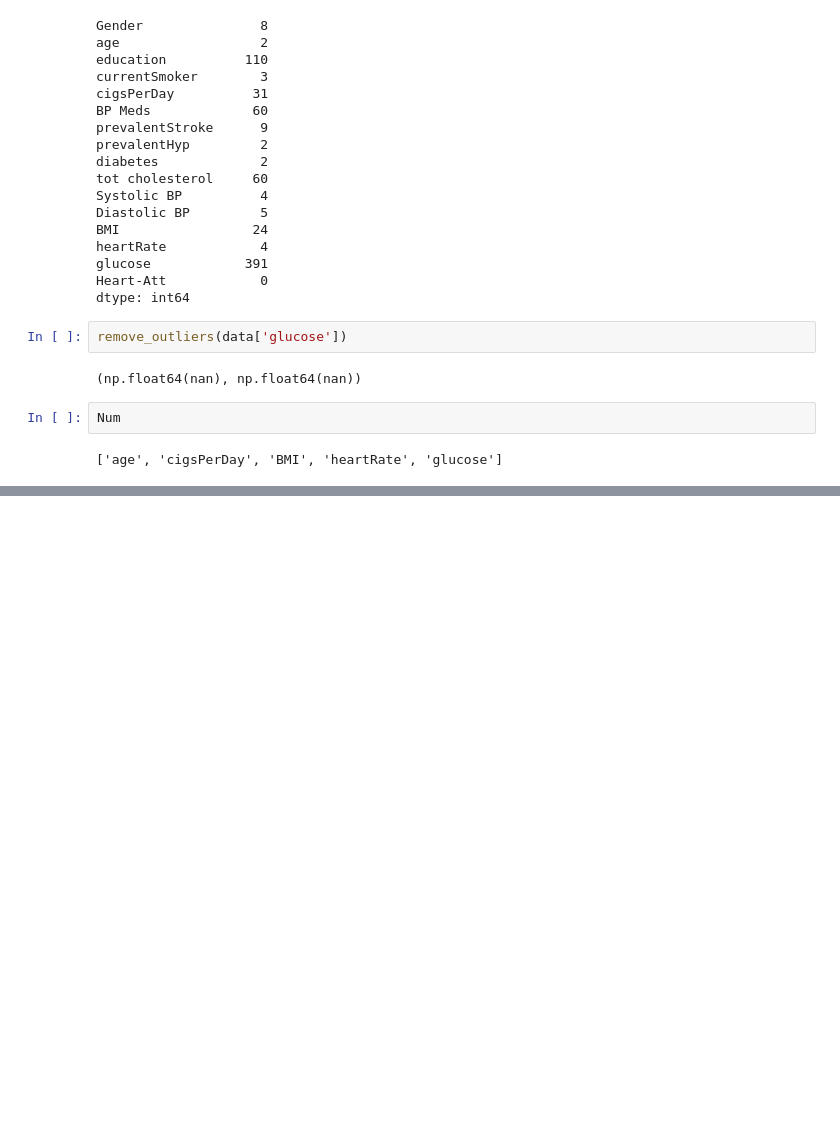
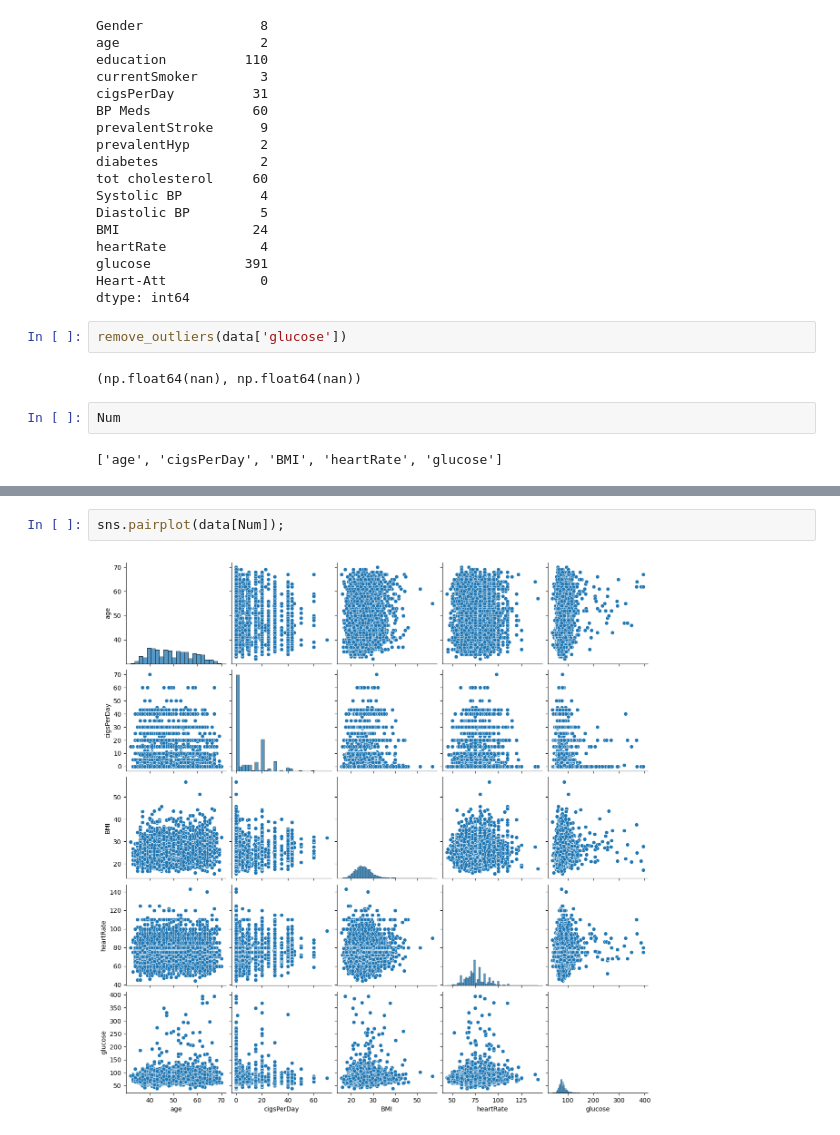
Before and after one commit to RaviSoni804426/AI-Code, a Jupyter notebook: PWIOI Class/heartpatiec.ipynb, the cells around one changed output, grey strips where cells are left out. Drawn from its saved outputs; the diff is of its cells as text; blank space fills up the shorter version.

```diff
--- a/PWIOI Class/heartpatiec.ipynb
+++ b/PWIOI Class/heartpatiec.ipynb
@@ -310,0 +320,4 @@ Num
+# %%
+sns.pairplot(data[Num]);
+# %% [output]
+[figure, added]
```
Also changed, not shown: parts of 2 cells of this notebook.
